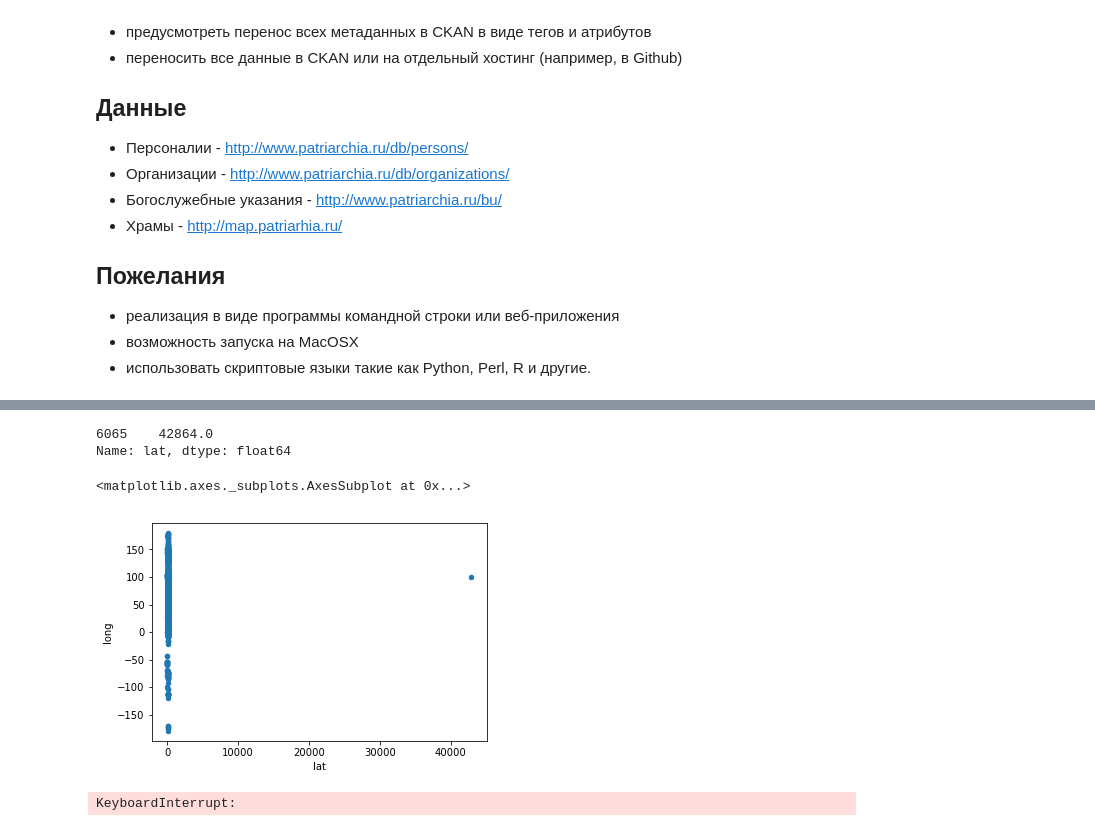
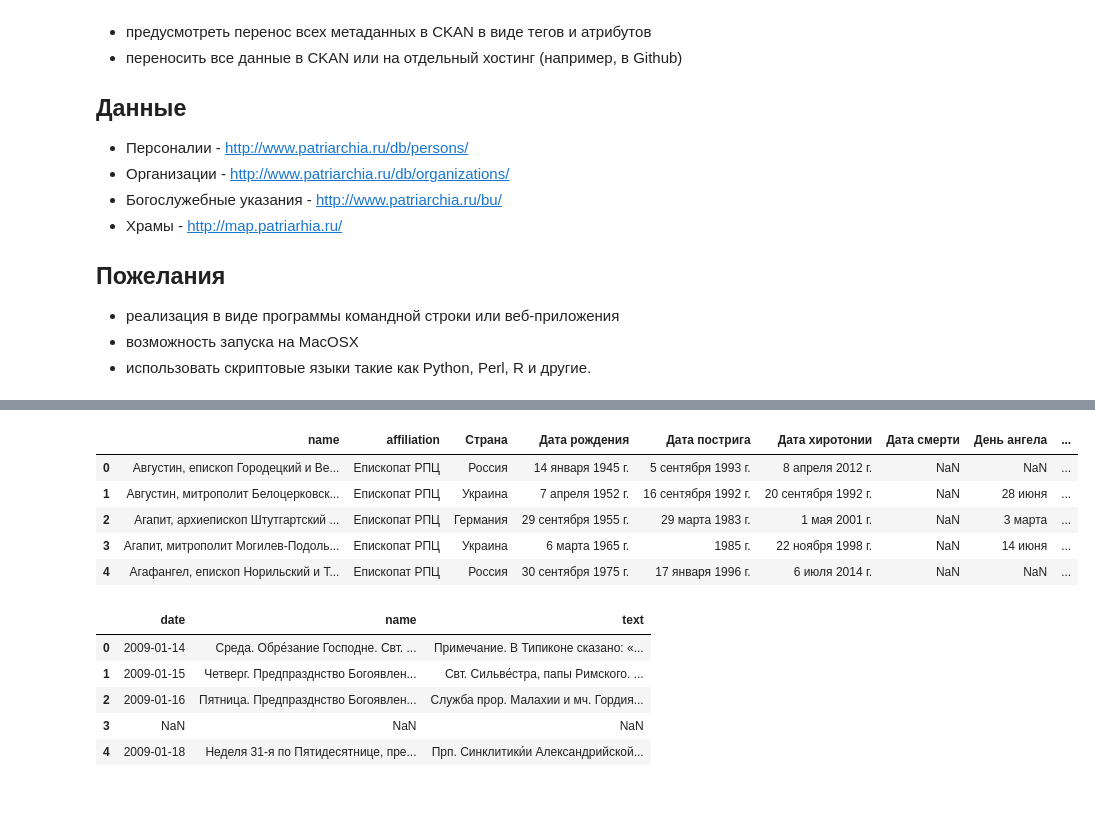
Before and after one commit to DmitrySerg/open-data, a Jupyter notebook: OpenDataRussia/OrthodoxChurh/Parser.ipynb, the cells around one changed output, grey strips where cells are left out. Saved outputs shown, nothing was run; the diff lists cells and outputs as text; code cells hidden in the pictures; blank space fills up the shorter version.

```diff
--- a/OpenDataRussia/OrthodoxChurh/Parser.ipynb
+++ b/OpenDataRussia/OrthodoxChurh/Parser.ipynb
@@ -519,10 +354,0 @@ import matplotlib.pyplot as plt
-# %%
-df['lat'][df['lat']==df['lat'].max()]
-# %% [output]
-6065    42864.0
-Name: lat, dtype: float64
-# %%
-df[['lat', 'long']].plot.scatter(x='lat', y='long')
-# %% [output]
-<matplotlib.axes._subplots.AxesSubplot at 0x...>
-[figure, removed]
@@ -533,17 +354,0 @@ df.to_json('data/map_objects.json')
-# %%
-map_objects = requests.get(link_map_objects)
-map_objects = map_objects.content
-map_objects = json.loads(map_objects)
-
-final = []
-for current_object in tqdm_notebook(map_objects['features']):
-    try:
-        object_data = getMapObjectData(current_object)
-        final.append(object_data)
-        time.sleep(0.5)
-    except Exception as e:
-        print(e)                           # DEBUG
-        print('problem',  current_object)  # DEBUG
-        time.sleep(30)
-# %% [output]
-KeyboardInterrupt:
@@ -557,0 +355,20 @@ KeyboardInterrupt:
+# %%
+persons = pd.read_csv('data/persons.csv', index_col=0)
+persons.head()
+# %% [output]
+|  | name | affiliation | Страна | Дата рождения | Дата пострига | Дата хиротонии | Дата смерти | День ангела | ... |
+| 0 | Августин, епископ Городецкий и Ве... | Епископат РПЦ | Россия | 14 января 1945 г. | 5 сентября 1993 г. | 8 апреля 2012 г. | NaN | NaN | ... |
+| 1 | Августин, митрополит Белоцерковск... | Епископат РПЦ | Украина | 7 апреля 1952 г. | 16 сентября 1992 г. | 20 сентября 1992 г. | NaN | 28 июня | ... |
+| 2 | Агапит, архиепископ Штутгартский ... | Епископат РПЦ | Германия | 29 сентября 1955 г. | 29 марта 1983 г. | 1 мая 2001 г. | NaN | 3 марта | ... |
+| 3 | Агапит, митрополит Могилев-Подоль... | Епископат РПЦ | Украина | 6 марта 1965 г. | 1985 г. | 22 ноября 1998 г. | NaN | 14 июня | ... |
+| 4 | Агафангел, епископ Норильский и Т... | Епископат РПЦ | Россия | 30 сентября 1975 г. | 17 января 1996 г. | 6 июля 2014 г. | NaN | NaN | ... |
+# %%
+guidance = pd.read_csv('data/guidance.csv', index_col=0)
+guidance.head()
+# %% [output]
+|  | date | name | text |
+| 0 | 2009-01-14 | Среда. Обре́зание Господне. Свт. ... | Примечание. В Типиконе сказано: «... |
+| 1 | 2009-01-15 | Четверг. Предпразднство Богоявлен... | Свт. Сильве́стра, папы Римского. ... |
+| 2 | 2009-01-16 | Пятница. Предпразднство Богоявлен... | Служба прор. Малахии и мч. Гордия... |
+| 3 | NaN | NaN | NaN |
+| 4 | 2009-01-18 | Неделя 31-я по Пятидесятнице, пре... | Прп. Синклитики́и Александрийской... |
```
Also changed, not shown: parts of 23 cells of this notebook.
